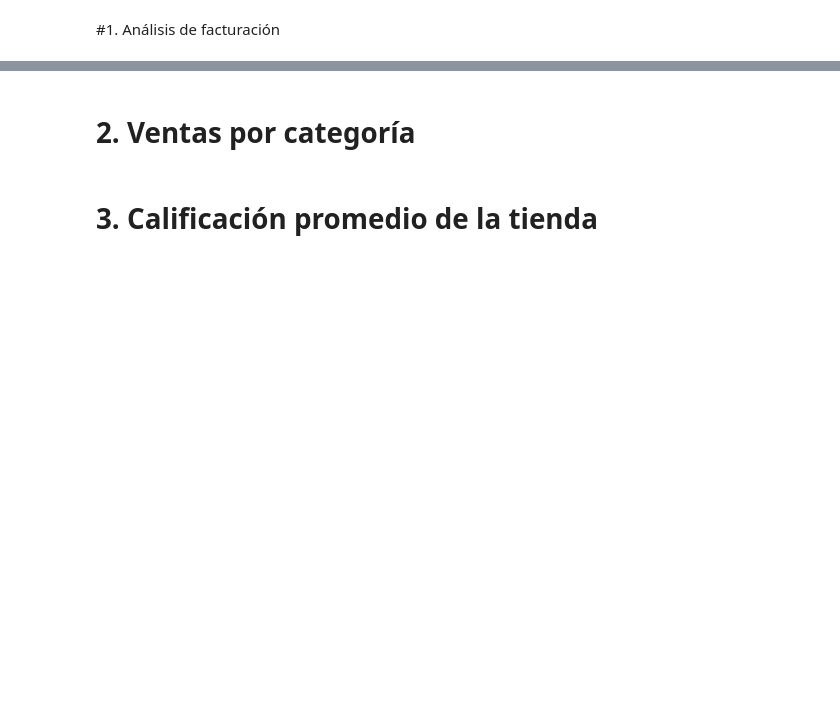
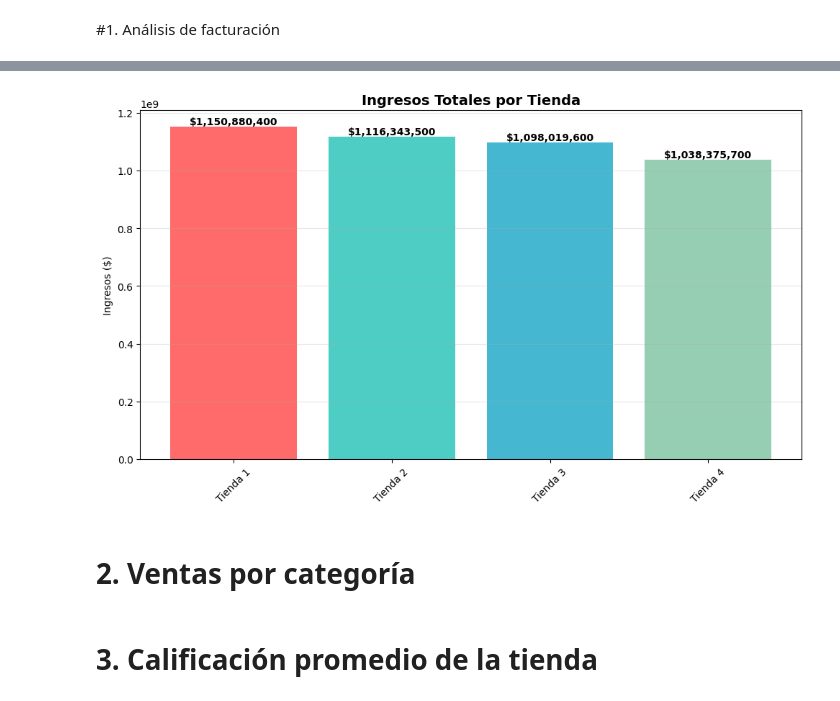
Before and after one commit to melencith/Challenge-1---Data-Science---Alura-Store_-Latam, a Jupyter notebook: AluraStoreLatam.ipynb, the cells around one changed output, grey strips where cells are left out. Cells and saved outputs as stored; diff of their text form; code cells hidden in the pictures; blank space fills up the shorter version.

Commit message:
Actualización en Análisis de facturación (Ingresos) y Calificación promedio

```diff
--- a/AluraStoreLatam.ipynb
+++ b/AluraStoreLatam.ipynb
@@ -2,6 +4,7 @@
 ### Importación de datos
 # %%
 import pandas as pd
+import matplotlib.pyplot as plt
 
 url = "https://raw.githubusercontent.com/alura-es-cursos/challenge1-data-science-latam/refs/heads/main/base-de-datos-challenge1-latam/tienda_1%20.csv"
 url2 = "https://raw.githubusercontent.com/alura-es-cursos/challenge1-data-science-latam/refs/heads/main/base-de-datos-challenge1-latam/tienda_2.csv"
@@ -13,6 +16,12 @@ tienda2 = pd.read_csv(url2)
 tienda3 = pd.read_csv(url3)
 tienda4 = pd.read_csv(url4)
 
+tiendas = {
+    "Tienda 1": tienda,
+    "Tienda 2": tienda2,
+    "Tienda 3": tienda3,
+    "Tienda 4": tienda4}
+
 tienda.head()
 # %% [output]
 |  | Producto | Categoría del Producto | Precio | Costo de envío | Fecha de Compra | Vendedor | Lugar de Compra | ... |
@@ -23,3 +32,19 @@ tienda.head()
 | 4 | Silla de oficina | Muebles | 335200.0 | 20200.0 | 07/11/2020 | Maria Alfonso | Medellín | ... |
 # %% [markdown]
 #1. Análisis de facturación
+# %%
+facturacion = {}
+
+for nombre, datos_tienda in tiendas.items():
+    facturacion[nombre] = datos_tienda["Precio"].sum()
+
+#facturacion_dt = pd.DataFrame.from_dict(facturacion, orient='index', columns=["Facturación T"])
+
+#facturacion_dt["Facturación Total"] = facturacion_dt["Facturación T"].map("{:,.0f}".format)
+#facturacion_final = facturacion_dt[["Facturación Total"]]
+#facturacion_final
+
+facturacion_dt = pd.DataFrame.from_dict(facturacion, orient='index', columns=["Facturación Total"])
+facturacion_dt["Facturación Total"] = facturacion_dt["Facturación Total"].map("{:,.0f}".format)
+
+facturacion_dt
@@ -26,3 +57,25 @@ tienda.head()
+# %%
+# Gráfico de barras para comparar facturación
+plt.figure(figsize=(10, 6))
+bars = plt.bar(facturacion.keys(), facturacion.values(),
+               color=['#FF6B6B', '#4ECDC4', '#45B7D1', '#96CEB4'])
+plt.title('Ingresos Totales por Tienda', fontweight='bold', fontsize=14)
+plt.ylabel('Ingresos ($)')
+plt.xticks(rotation=45)
+plt.grid(axis='y', alpha=0.3)
+
+# Agregar los valores en las barras
+for bar in bars:
+    height = bar.get_height()
+    plt.text(bar.get_x() + bar.get_width()/2., height,
+             f'${height:,.0f}',
+             ha='center', va='bottom',
+             fontweight='bold', fontsize=10)
+
+plt.tight_layout()
+plt.show()
+# %% [output]
+[figure, added]
 # %% [markdown]
 # 2. Ventas por categoría
 # %% [markdown]
```
Also changed, not shown: parts of 3 cells of this notebook.
